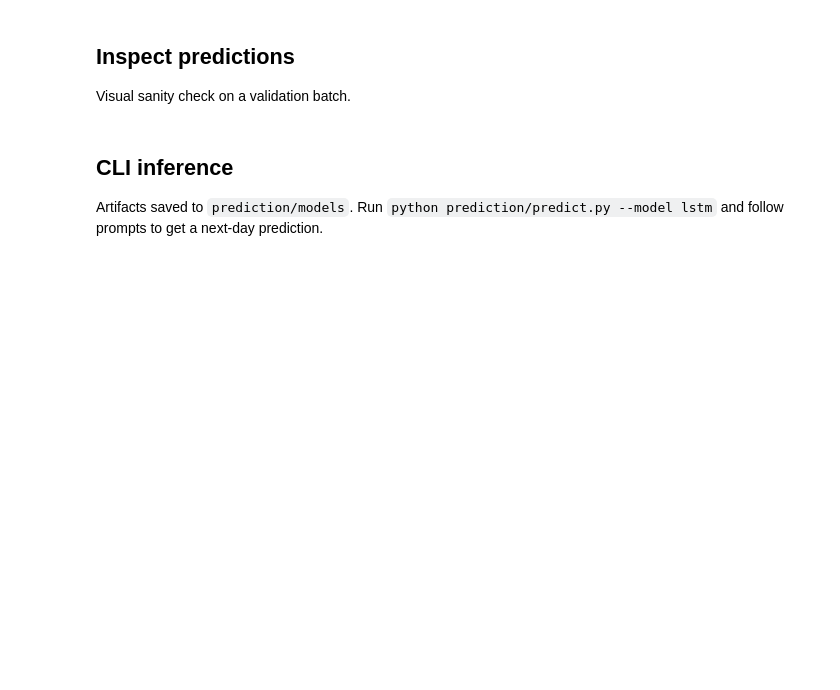
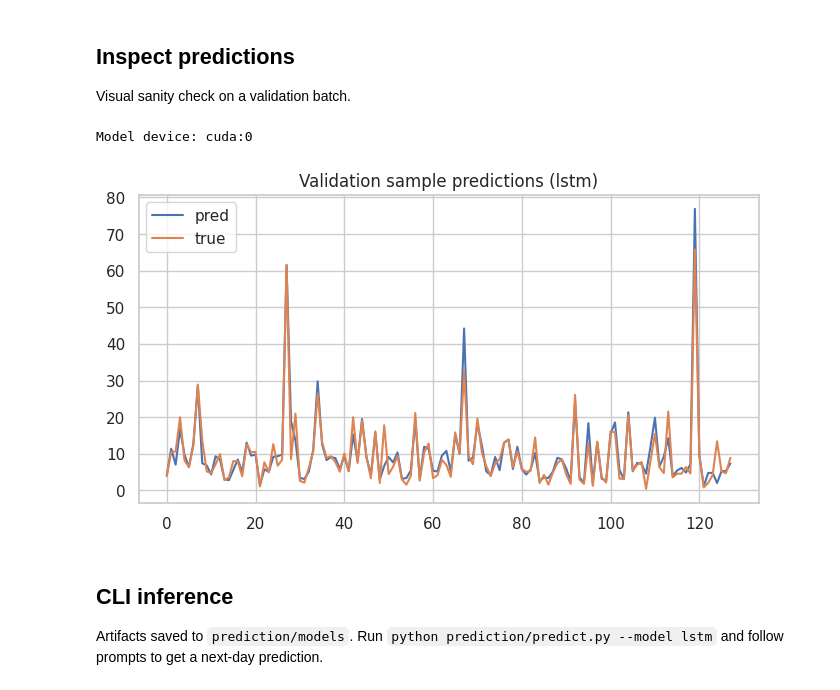
Before and after one commit to HolikGellert/Projektmunka, a Jupyter notebook: prediction/notebooks/prediction_workflow.ipynb, the cells around one changed output. Drawn from its saved outputs; the diff is of its cells as text; code cells hidden in the pictures; blank space fills up the shorter version.

```diff
--- a/prediction/notebooks/prediction_workflow.ipynb
+++ b/prediction/notebooks/prediction_workflow.ipynb
@@ -163,19 +346,31 @@ Visual sanity check on a validation batch.
 # %%
 # Choose best model based on validation MAE and visualize a batch
 model_key = min(metrics, key=lambda k: metrics[k]['val_mae'])
 best_model = models[model_key][0]
 best_model.eval()
+
+# Get device from model
+device = next(best_model.parameters()).device
+print(f'Model device: {device}')
+
 batch_X, batch_y = next(iter(val_loader))
+# Move batch to same device as model
+batch_X = batch_X.to(device)
+batch_y = batch_y.to(device)
+
 with torch.no_grad():
-    preds = best_model(batch_X).squeeze().numpy()
-truth = batch_y.squeeze().numpy()
+    preds = best_model(batch_X).squeeze().cpu().numpy()
+truth = batch_y.squeeze().cpu().numpy()
 
 plt.figure(figsize=(8, 4))
 plt.plot(preds, label='pred')
 plt.plot(truth, label='true')
 plt.title(f'Validation sample predictions ({model_key})')
 plt.legend()
 plt.show()
+# %% [output]
+Model device: cuda:0
+[figure, added]
 # %% [markdown]
 ## CLI inference
 Artifacts saved to `prediction/models`. Run `python prediction/predict.py --model lstm` and follow prompts to get a next-day prediction.
```
Also changed, not shown: parts of 7 cells of this notebook, 4 other files.
